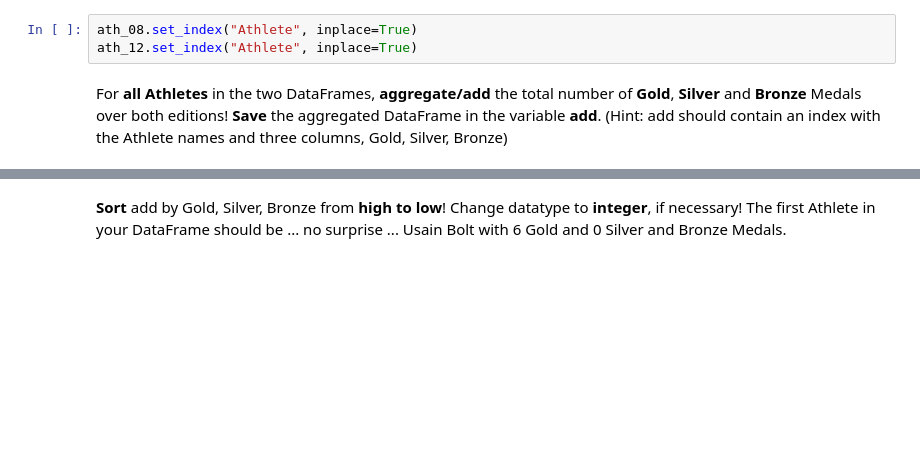
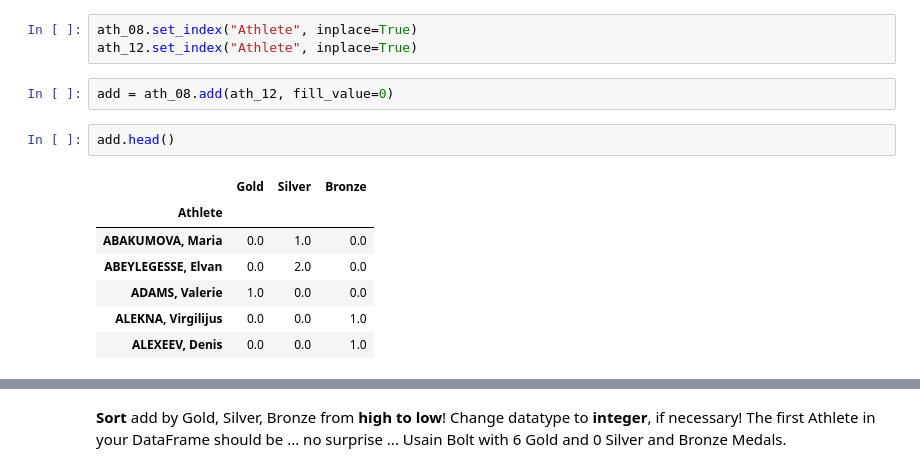
Before and after one commit to jho97/data-analyst-week-2, a Jupyter notebook: may_26/personal_work/Exercise_12.ipynb, the cells around one changed output, grey strips where cells are left out. Drawn from its saved outputs; the diff is of its cells as text; blank space fills up the shorter version.

```diff
--- a/may_26/personal_work/Exercise_12.ipynb
+++ b/may_26/personal_work/Exercise_12.ipynb
@@ -286,5 +288,15 @@ ValueError: You are trying to merge on object and int64 columns. If you wish to
 # %%
 ath_08.set_index("Athlete", inplace=True)
 ath_12.set_index("Athlete", inplace=True)
-# %% [markdown]
-For __all Athletes__ in the two DataFrames, __aggregate/add__ the total number of __Gold__, __Silver__ and __Bronze__ Medals over both editions! __Save__ the aggregated DataFrame in the variable __add__. (Hint: add should contain an index with the Athlete names and three columns, Gold, Silver, Bronze)
+# %%
+add = ath_08.add(ath_12, fill_value=0)
+# %%
+add.head()
+# %% [output]
+|  | Gold | Silver | Bronze |
+| Athlete |  |  |  |
+| ABAKUMOVA, Maria | 0.0 | 1.0 | 0.0 |
+| ABEYLEGESSE, Elvan | 0.0 | 2.0 | 0.0 |
+| ADAMS, Valerie | 1.0 | 0.0 | 0.0 |
+| ALEKNA, Virgilijus | 0.0 | 0.0 | 1.0 |
+| ALEXEEV, Denis | 0.0 | 0.0 | 1.0 |
```
Also changed, not shown: parts of 9 cells of this notebook.
